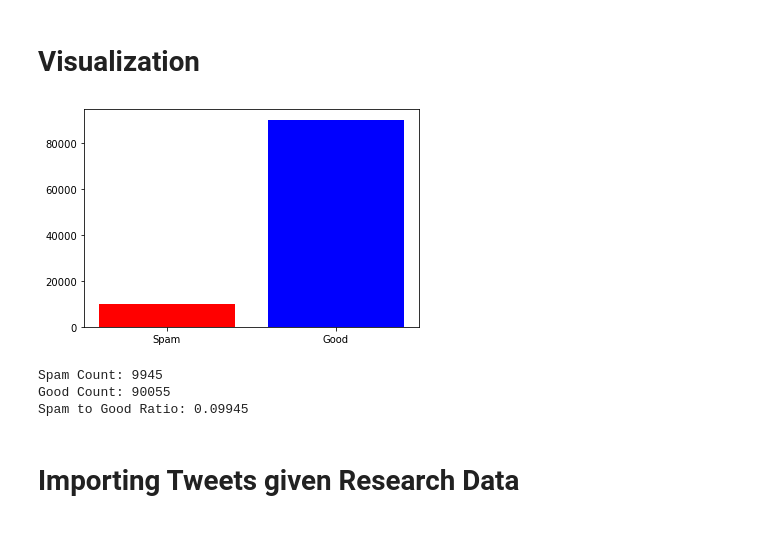
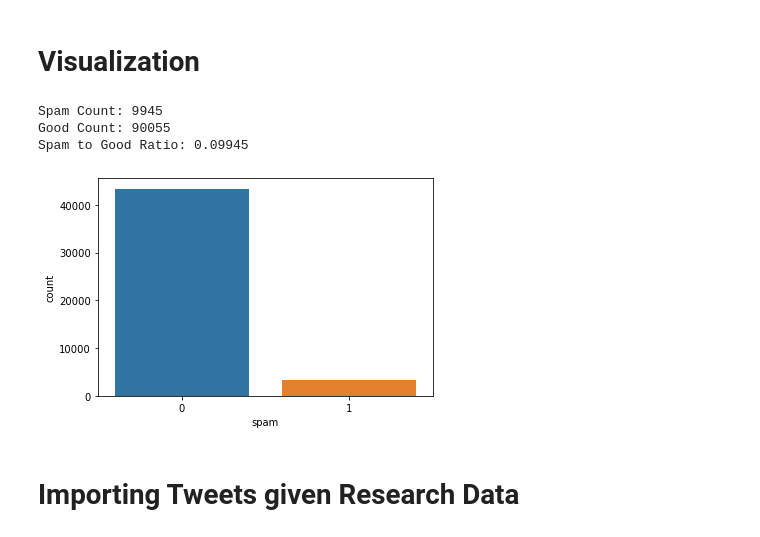
Before and after one commit to JoseGarciaE/Twitter_Spam, a Jupyter notebook: Twitter_SPAM.ipynb, the cells around one changed output. Drawn from its saved outputs; the diff is of its cells as text; code cells hidden in the pictures.

Commit message:
Added visualizations and models

```diff
--- a/Twitter_SPAM.ipynb
+++ b/Twitter_SPAM.ipynb
@@ -78,18 +89,17 @@ dtype: int64
 # %%
 spamCount = df[df['spam']==1].shape[0]
 goodCount = df[df['spam']==0].shape[0]
 
-plt.bar(['Spam', 'Good'], [spamCount, goodCount], color=['red', 'blue'])
-plt.show()
+sns.countplot(data=data, x='spam')
 
 print('Spam Count:', spamCount)
 print('Good Count:', goodCount)
 print('Spam to Good Ratio:', spamCount/(spamCount+goodCount))
 # %% [output]
+Spam Count: 9945
+Good Count: 90055
+Spam to Good Ratio: 0.09945
-[figure, old version]
+[figure, new version]
-Spam Count: 9945
-Good Count: 90055
-Spam to Good Ratio: 0.09945
 # %% [markdown]
 # Importing Tweets given Research Data
 # %%
```
Also changed, not shown: parts of 27 cells of this notebook.
